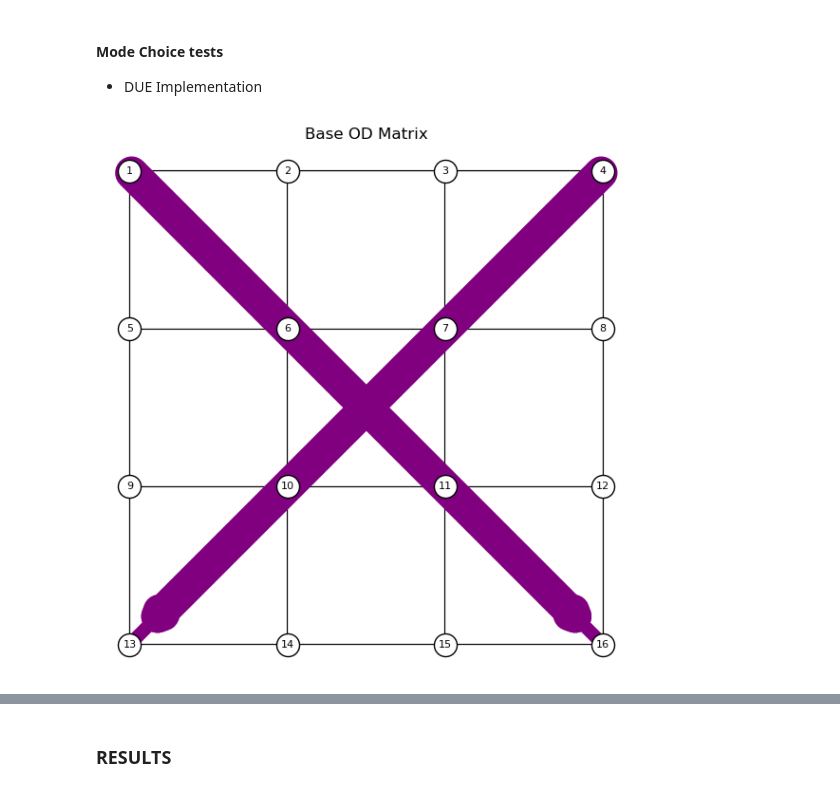
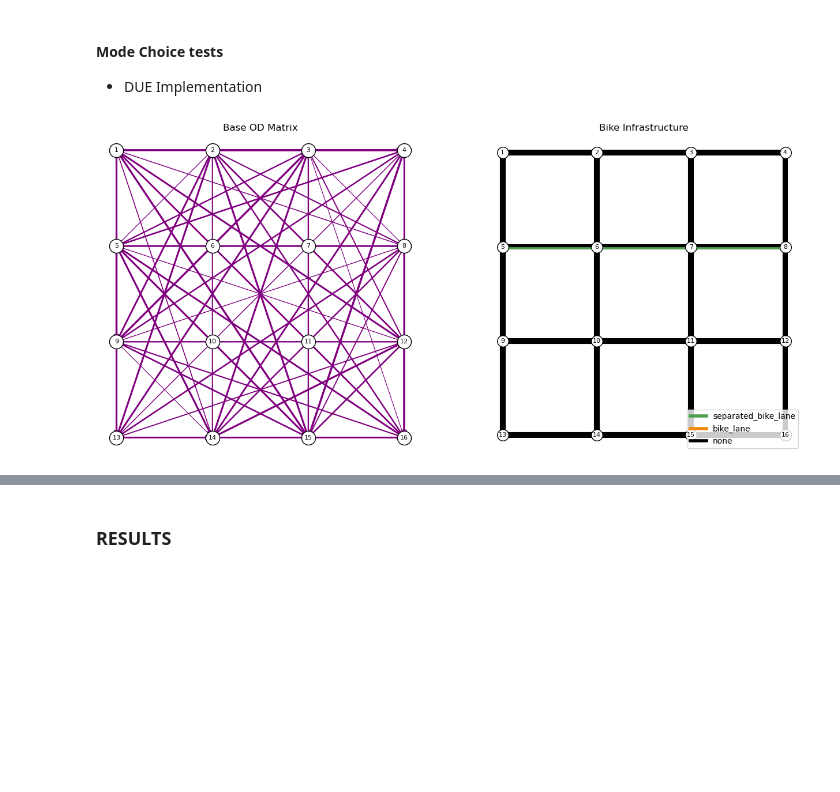
Before and after one commit to tim-lemm/code_these, a Jupyter notebook: notebooks/bike_model_v2.ipynb, the cells around one changed output, grey strips where cells are left out. Saved outputs shown, nothing was run; the diff lists cells and outputs as text; code cells hidden in the pictures; blank space fills up the shorter version.

Commit message:
implemetation of mode choice model inside optimisation loop

```diff
--- a/notebooks/bike_model_v2.ipynb
+++ b/notebooks/bike_model_v2.ipynb
@@ -946,7 +949,6 @@ node_df = pd.read_csv("/Users/tristan.lemoalle/Documents/Thèse/Code/code_these/
 
 edge_df = set_capacity_bikes(edge_df, capacity_per_lane=200) #manual assigment of slope, gb coverage, lane capacity
 edge_df = set_capacity_cars(edge_df, capacity_per_lane=2000)
-#edge_df = time_estimation_cars(edge_df)
 
 edge_df = free_flow_time(edge_df, 'car')
 edge_df = free_flow_time(edge_df, 'bike')
@@ -957,6 +959,7 @@ edge_df['slope']=1
 edge_df['green_blue_coverage']=0.7
 edge_df['alpha']=0.15
 edge_df['beta']=4.0
+edge_df['capacity_cars']=4000
 edge_df_modif = edge_df.copy()
 for edge in edge_df.itertuples():
     edge_df_modif = change_type_bike(edge_df_modif, edge.a_node, edge.b_node, 'bike_path')
@@ -1505,18 +1483,37 @@ KeyboardInterrupt:
 #### Mode Choice tests
 - DUE Implementation
 # %%
-# Base OD matrix
-od_matrix = pd.DataFrame(0, index=range(1,17), columns=range(1,17))
-od_matrix.loc[1,16] = 5000
-od_matrix.loc[16,1] = 2000
-od_matrix.loc[4,13] = 5000
-od_matrix.loc[13,4] = 2000
+edge_df = pd.read_csv("/Users/tristan.lemoalle/Documents/Thèse/Code/code_these/config/edges_small_grid_2.csv")
+node_df = pd.read_csv("/Users/tristan.lemoalle/Documents/Thèse/Code/code_these/config/nodes_small_grid_2.csv")
 
-plot_od_matrix(convert_to_eaquilibrae_od_matrix(od_matrix), edge_df_modif, node_df, label=False, title='Base OD Matrix', color='purple', vmax=1000, figsize=(6,6))
+edge_df_tri=edge_df.copy().reset_index(drop=True)
+edge_df_tri['type_bike']= None
+
+od_type = 'random'  # 'custom' or 'random'
+
+if od_type == 'custom':
+    od_matrix = pd.DataFrame(0, index=range(1,17), columns=range(1,17))
+    od_matrix.loc[1,16] = 3000
+    od_matrix.loc[13,4] = 3000
+else :
+    np.random.seed(69)
+    od_matrix = pd.DataFrame(0, index=range(1,17), columns=range(1,17))
+    liste_i = [1,2,3,4,5,9,13,15,14,16,12,8]
+    for i in liste_i:
+        for j in liste_i:
+            if i != j:
+                od_matrix.loc[i,j] = np.random.randint(30,500)
+
+
+fig, axes = plt.subplots(1,2, figsize=(16,6))
+plot_od_matrix(convert_to_eaquilibrae_od_matrix(od_matrix), edge_df_tri, node_df, label=False, title='Base OD Matrix', color='purple', vmax=1000, figsize=(6,6), ax=axes[0])
+
+edge_df_tri = change_type_bike(edge_df_tri,5,6,'separated_bike_lane')
+edge_df_tri = change_type_bike(edge_df_tri,6,7,'separated_bike_lane')
+edge_df_tri = change_type_bike(edge_df_tri,7,8,'separated_bike_lane')
+plot_network(edge_df_tri, node_df, color_col_str='type_bike', base_width=1, width_scale=5, node_size=200, legend=True,  node_label=True,title='Bike Infrastructure', figsize=(6,6), edges_label_col='index', ax=axes[1])
 plt.show()
 
-edge_df_tri=edge_df_modif.copy().reset_index(drop=True)
-nbr_bike_lanes = edge_df_tri['type_bike'].notnull().sum()
 # counter
 i = 0
 limit = 1
@@ -1530,12 +1527,14 @@ beta_time = -0.01
 ASC_car = 0
 ASC_bike = -2.5
 
-impact_coef = 0.8
+impact_coef = 1
 mu_mode = 1.0
-loop_count = 5
+loop_count = 4
+
+plot = False
 # other parameters
 speed_bike = 15
-speed_car = 20
+speed_car = 15
 speed_bike = speed_bike / 3.6 # in m/s
 speed_car = speed_car / 3.6 # in m/s
 
@@ -1543,6 +1542,10 @@ edge_df_tri["flow_car"] = 0
 edge_df_tri["flow_bike"] = 0
 edge_df_tri["speed_car"] = speed_car
 edge_df_tri["speed_bike"] = speed_bike
+edge_df_tri["capacity_cars"]= 4000
+edge_df_tri["capacity_bikes"]= 9999
+edge_df_tri["alpha"]=0.15
+edge_df_tri["beta"]=4.0
 
 edge_df_tri = free_flow_time(edge_df_tri, 'car')
 edge_df_tri = free_flow_time(edge_df_tri, 'bike')
@@ -1556,13 +1559,16 @@ results_df = pd.DataFrame({'iteration': [0],
                         'modal_share_car': [np.nan],
                         'modal_share_bike': [np.nan],
                         'total_travel_time_car': [np.nan],
-                        'total_travel_time_bike': [np.nan]})
+                        'total_travel_time_bike': [np.nan],
+                        'travel_time_per_car': [np.nan],
+                        'travel_time_per_bike': [np.nan]})
 
 # mode choice adjustment
 j = 0
 
 while j < loop_count:
-    print(f"\n--- Mode Choice Loop {j+1} ---")
+    if plot:
+        print(f"\n--- Mode Choice Loop {j+1} ---")
     j += 1
 
     #create skim matrices
@@ -1622,8 +1628,8 @@ while j < loop_count:
                 # Accumulate total mode shares
                 total_car_skim += od_matrix.loc[origin, destination] * P_car
                 total_bike_skim += od_matrix.loc[origin, destination] * P_bike
-
-    print(f"Mode shares with skimming: Car = {total_car_skim/(total_car_skim+total_bike_skim)*100 :.3f} %, Bike = {total_bike_skim/(total_car_skim+total_bike_skim)*100:.3f}%")
+    if plot:
+        print(f"Mode shares with skimming: Car = {total_car_skim/(total_car_skim+total_bike_skim)*100 :.3f} %, Bike = {total_bike_skim/(total_car_skim+total_bike_skim)*100:.3f}%")
     # Update OD matrices based on mode shares
     updated_od_car = pd.DataFrame(0, index=range(1,17), columns=range(1,17))
     updated_od_bike = pd.DataFrame(0, index=range(1,17), columns=range(1,17))
@@ -1656,8 +1662,8 @@ while j < loop_count:
     edge_df_tri["flow_car"] = edge_df_tri["flow"]
     edge_df_tri["ratio_flow_capacity_car"] = edge_df_tri["ratio"]
     edge_df_tri = pd.DataFrame.from_dict(edge_df_tri)
-
-    plot_vc_histogram(edge_df_tri, capacity_col='capacity_cars', bins=20)
+    if plot :
+        plot_vc_histogram(edge_df_tri, capacity_col='capacity_cars', bins=20)
 
     edge_df_tri = simple_bi_3(edge_df_tri, traffic_car_col='flow_car', coef=impact_coef)
     edge_df_tri['travel_time_bike'] = edge_df_tri['length_bi']/speed_bike
@@ -1673,41 +1679,51 @@ while j < loop_count:
                                 capacity_field='capacity_bikes',
                                 beta=beta,
                                 cutoff_prob=cutoff_prob
                                 )
 
     edge_df_tri = bike_results_mode_choice['network'].copy()
     edge_df_tri["flow_bike"]= edge_df_tri["flow"]
     edge_df_tri = pd.DataFrame.from_dict(edge_df_tri)
 
     #calculate congested time for cars
     calculate_congested_time(edge_df_tri, flow_name='flow_car',free_flow_time_name='free_flow_time_car', capacity_name="capacity_cars", congested_time_name='travel_time_car', alpha=0.15, beta=4)
-
-    fig, axes = plt.subplots(2,2, figsize=(10,10))
-    plot_network(edge_df_tri, node_df, width_col='ratio_flow_capacity_car', color_col_num='ratio_flow_capacity_car', cmap='Reds', title=f'Car F/C - Mode Choice Assignment - Loop {j}', node_size=3, colorbar_label='Flow/capacity (cars)', base_width=1, width_scale=30, ax=axes[0,0])
-    plot_network(edge_df_tri, node_df, width_col='flow_bike', color_col_num='flow_bike', cmap='Greens', title=f'Bike - Mode Choice Assignment - Loop {j}', node_size=3, colorbar_label='Flow (bikes)', base_width=1, width_scale=50, ax=axes[0,1], vmax=1000)
-    plot_network(edge_df_tri, node_df, color_col_num='travel_time_car', cmap='hot_r', title=f'Car Travel Time - Loop {j}', node_size=3, colorbar_label='Travel Time (s)', base_width=1, ax=axes[1,0])
-    plot_network(edge_df_tri, node_df, color_col_num='travel_time_bike', cmap='hot_r', title=f'Bike Travel Time - Loop {j}', node_size=3, colorbar_label='Travel Time (s)', base_width=1, ax=axes[1,1])
-    plt.show()
-    plot_network(edge_df_tri, node_df, color_col_num='length_bi', base_width=1, legend=True,  node_label=True,title=f'length_bi - Loop {j}', figsize=(5,5), edges_label_col='index')
-    plt.show()
+    if plot:
+        fig, axes = plt.subplots(2,2, figsize=(10,10))
+        plot_network(edge_df_tri, node_df, width_col='flow_car', color_col_num='flow_car', cmap='Reds', title=f'Car flows- Mode Choice Assignment - Loop {j}', node_size=3, colorbar_label='Flow (cars)', base_width=1, width_scale=50, ax=axes[0,0])
+        plot_network(edge_df_tri, node_df, width_col='flow_bike', color_col_num='flow_bike', cmap='Greens', title=f'Bike flows - Mode Choice Assignment - Loop {j}', node_size=3, colorbar_label='Flow (bikes)', base_width=1, width_scale=50, ax=axes[0,1])
+        plot_network(edge_df_tri, node_df, color_col_num='travel_time_car', cmap='hot_r', title=f'Car Travel Time - Loop {j}', node_size=3, colorbar_label='Travel Time (s)', base_width=1, ax=axes[1,0])
+        plot_network(edge_df_tri, node_df, color_col_num='travel_time_bike', cmap='hot_r', title=f'Bike Travel Time - Loop {j}', node_size=3, colorbar_label='Travel Time (s)', base_width=1, ax=axes[1,1])
+        plt.show()
+        plot_network(edge_df_tri, node_df, color_col_num='length_bi', base_width=1, legend=True,  node_label=True,title=f'length_bi - Loop {j}', figsize=(5,5), edges_label_col='index', cmap='viridis_r')
+        plt.show()
 
     results_df.loc[j-1, 'iteration'] = j
     results_df.loc[j-1, 'modal_share_car'] = 100*total_car_skim / od_matrix.values.sum()
     results_df.loc[j-1, 'modal_share_bike'] = 100*total_bike_skim / od_matrix.values.sum()
     total_travel_time_car = (edge_df_tri['travel_time_car'] * edge_df_tri['flow_car']).sum()
     total_travel_time_bike = (edge_df_tri['travel_time_bike'] * edge_df_tri['flow_bike']).sum()
     results_df.loc[j-1, 'total_travel_time_car'] = total_travel_time_car
     results_df.loc[j-1, 'total_travel_time_bike'] = total_travel_time_bike
+    results_df.loc[j-1, 'travel_time_per_car'] = total_travel_time_car / updated_od_car.values.sum()
+    results_df.loc[j-1, 'travel_time_per_bike'] = total_travel_time_bike / updated_od_bike.values.sum()
+
+print(f"Mode shares with skimming: Car = {total_car_skim/(total_car_skim+total_bike_skim)*100 :.3f} %, Bike = {total_bike_skim/(total_car_skim+total_bike_skim)*100:.3f}%")
+fig, axes = plt.subplots(2,2, figsize=(10,10))
+plot_network(edge_df_tri, node_df, width_col='flow_car', color_col_num='flow_car', cmap='Reds', title=f'Car flows- Mode Choice Assignment - Loop {j}', node_size=3, colorbar_label='Flow (cars)', base_width=1, width_scale=50, ax=axes[0,0])
+plot_network(edge_df_tri, node_df, width_col='flow_bike', color_col_num='flow_bike', cmap='Greens', title=f'Bike flows - Mode Choice Assignment - Loop {j}', node_size=3, colorbar_label='Flow (bikes)', base_width=1, width_scale=50, ax=axes[0,1])
+plot_network(edge_df_tri, node_df, color_col_num='travel_time_car', cmap='hot_r', title=f'Car Travel Time - Loop {j}', node_size=3, colorbar_label='Travel Time (s)', base_width=1, ax=axes[1,0])
+plot_network(edge_df_tri, node_df, color_col_num='travel_time_bike', cmap='hot_r', title=f'Bike Travel Time - Loop {j}', node_size=3, colorbar_label='Travel Time (s)', base_width=1, ax=axes[1,1])
+plt.show()
 
 fig, axes = plt.subplots(1,2, figsize=(20,7))
 results_df.plot.line(x='iteration', y=['modal_share_car','modal_share_bike'], title='Evolution of modal shares', ax=axes[0])
-results_df.plot.line(x='iteration', y=['total_travel_time_car','total_travel_time_bike'], title='Evolution of total travel times', ax=axes[1])
+results_df.plot.line(x='iteration', y=['total_travel_time_car','total_travel_time_bike'], title='Evolution of travel times', ax=axes[1])
 axes[0].set_ylabel('Modal Share (%)')
 axes[1].set_ylabel('Total Travel Time (s)')
 axes[0].set_xticks(results_df['iteration'])
 axes[1].set_xticks(results_df['iteration'])
 axes[0].grid(True)
 axes[1].grid(True)
 plt.show()
 # %% [output]
-[figure, old version]
+[figure, new version]
```
Also changed, not shown: parts of 6 cells of this notebook, 2 other files.
